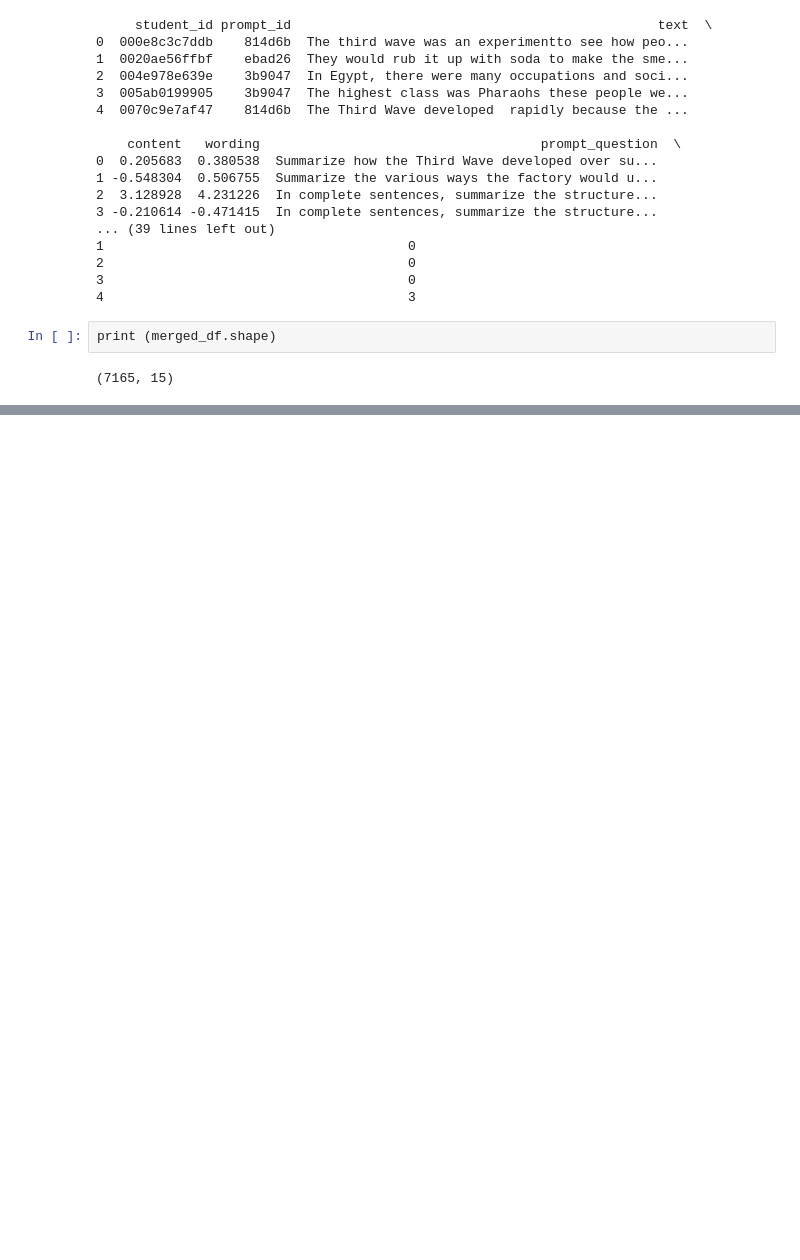
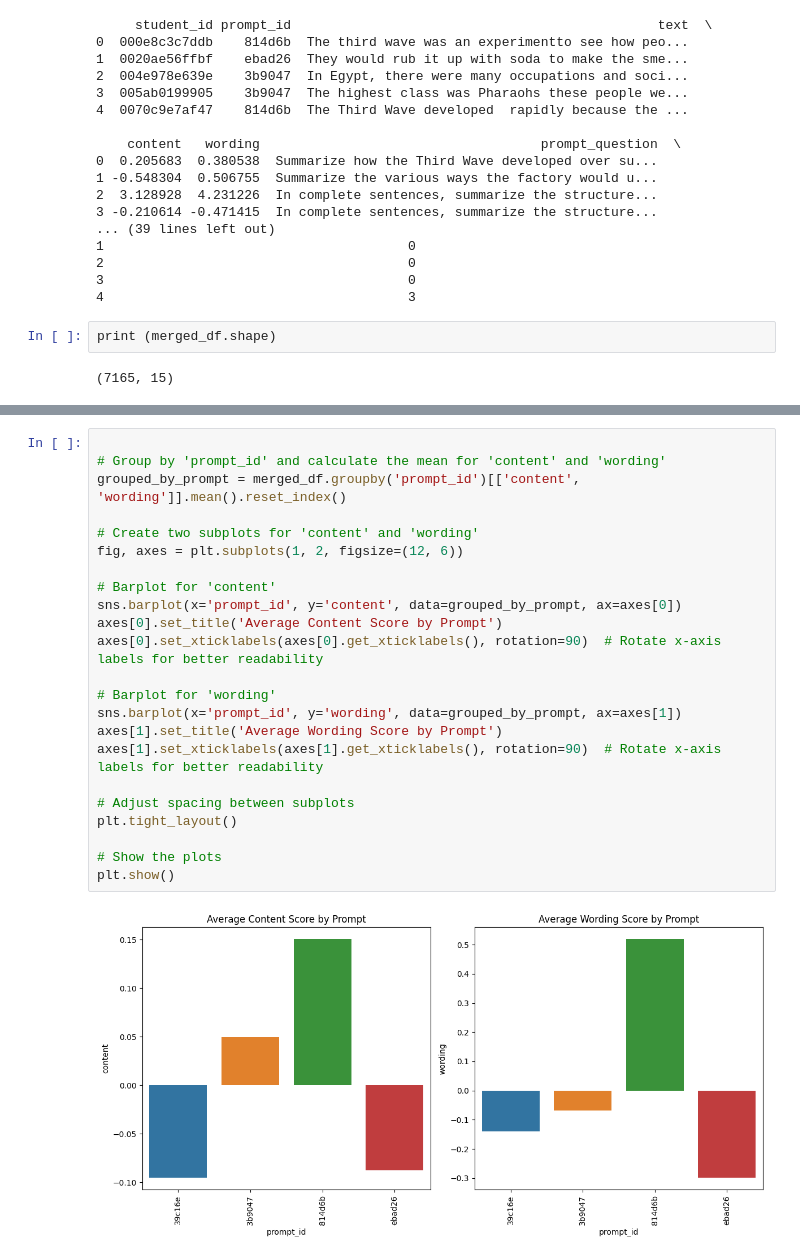
Before and after one commit to hpgupt/DSF-AS1, a Jupyter notebook: ag1-dsf.ipynb, the cells around one changed output, grey strips where cells are left out. Cells and saved outputs as stored; diff of their text form; blank space fills up the shorter version.

```diff
--- a/ag1-dsf.ipynb
+++ b/ag1-dsf.ipynb
@@ -314,0 +351,25 @@ print(merged_df.head())
+# %%
+
+# Group by 'prompt_id' and calculate the mean for 'content' and 'wording'
+grouped_by_prompt = merged_df.groupby('prompt_id')[['content', 'wording']].mean().reset_index()
+
+# Create two subplots for 'content' and 'wording'
+fig, axes = plt.subplots(1, 2, figsize=(12, 6))
+
+# Barplot for 'content'
+sns.barplot(x='prompt_id', y='content', data=grouped_by_prompt, ax=axes[0])
+axes[0].set_title('Average Content Score by Prompt')
+axes[0].set_xticklabels(axes[0].get_xticklabels(), rotation=90)  # Rotate x-axis labels for better readability
+
+# Barplot for 'wording'
+sns.barplot(x='prompt_id', y='wording', data=grouped_by_prompt, ax=axes[1])
+axes[1].set_title('Average Wording Score by Prompt')
+axes[1].set_xticklabels(axes[1].get_xticklabels(), rotation=90)  # Rotate x-axis labels for better readability
+
+# Adjust spacing between subplots
+plt.tight_layout()
+
+# Show the plots
+plt.show()
+# %% [output]
+[figure, added]
```
Also changed, not shown: parts of 35 cells of this notebook.
